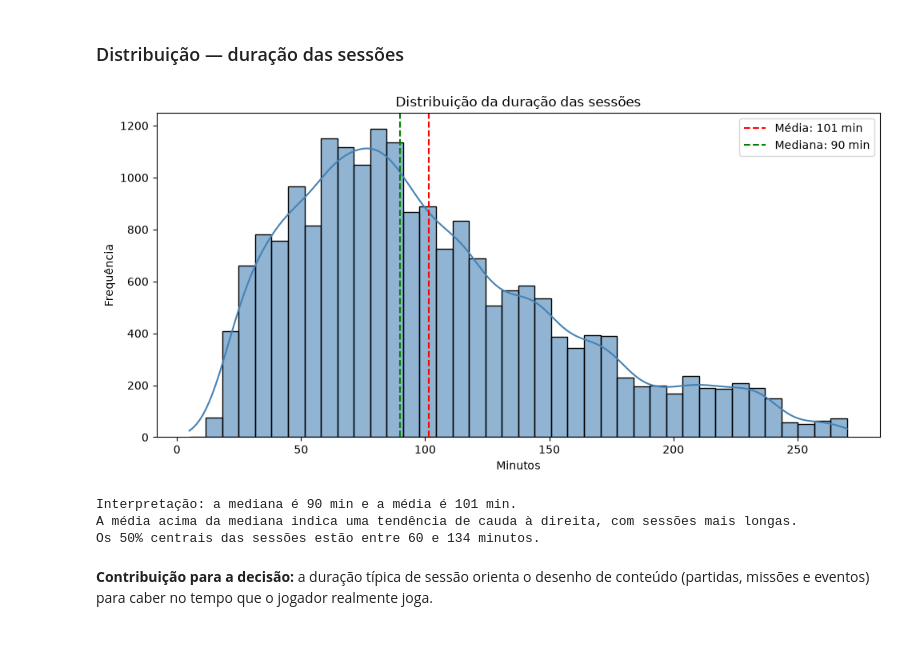
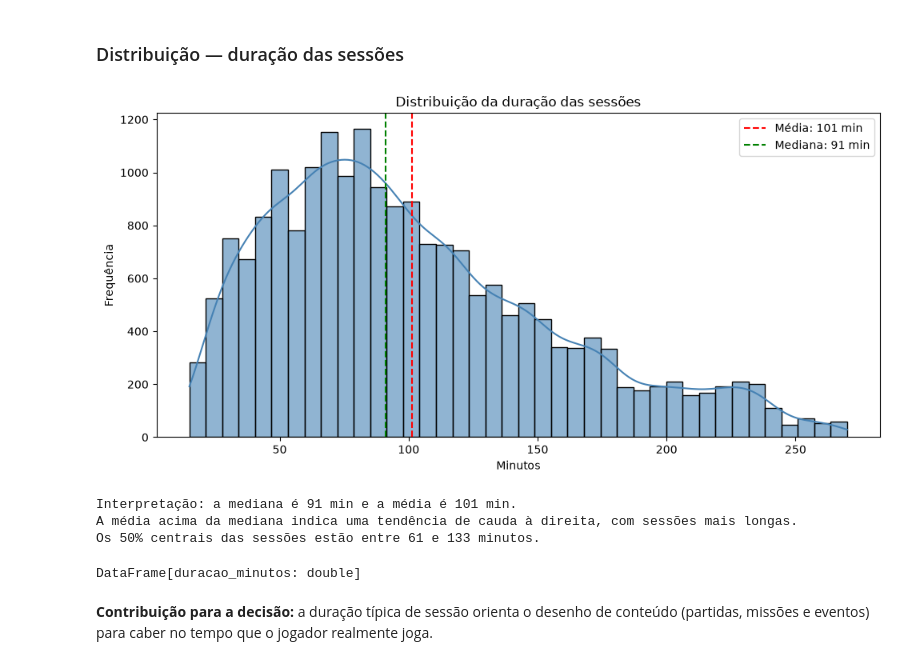
Before and after one commit to aspiringluke/Projeto_Data_Science_Equipe4_Principal, a Jupyter notebook: big_data/notebooks/Spark.ipynb, the cells around one changed output. Saved outputs shown, nothing was run; the diff lists cells and outputs as text; code cells hidden in the pictures.

Commit message:
Atualiza notebooks de Big Data e Machine Learning

```diff
--- a/big_data/notebooks/Spark.ipynb
+++ b/big_data/notebooks/Spark.ipynb
@@ -1018,35 +1026,39 @@ Observação: o último ano pode estar incompleto, então uma queda nele pode re
 # %% [markdown]
 ### Distribuição — duração das sessões
 # %%
-duracoes = sessoes.select(F.col("duracao_minutos").cast("double").alias("duracao_minutos")).filter(F.col("duracao_minutos").isNotNull() & (~F.isnan("duracao_minutos")) & (F.col("duracao_minutos") >= 0))
+duracoes = sessoes.select(F.col("duracao_minutos").cast("double").alias("duracao_minutos")).filter(F.col("duracao_minutos").isNotNull() & (~F.isnan("duracao_minutos")) & (F.col("duracao_minutos") >= 0)).limit(1_000_000).cache()
 
+duracoes.count()
 media = duracoes.agg(F.avg("duracao_minutos")).first()[0]
-q1, mediana, q3 = duracoes.approxQuantile("duracao_minutos", [0.25, 0.50, 0.75], 0.001)
+q1, mediana, q3 = duracoes.approxQuantile("duracao_minutos", [0.25, 0.50, 0.75], 0.01)
 
-dur = duracoes.sample(False, 0.15, seed=42).limit(20000).toPandas()["duracao_minutos"]
+dur = duracoes.limit(20000).toPandas()["duracao_minutos"]
 
 plt.figure(figsize=(10, 5))
 sns.histplot(dur, bins=40, kde=True, color="steelblue", alpha=0.6)
 plt.axvline(media, color="red", linestyle="--", label=f"Média: {media:.0f} min")
 plt.axvline(mediana, color="green", linestyle="--", label=f"Mediana: {mediana:.0f} min")
 plt.title("Distribuição da duração das sessões")
 plt.xlabel("Minutos")
 plt.ylabel("Frequência")
 plt.legend()
 plt.tight_layout()
 plt.show()
 
 print(f"Interpretação: a mediana é {mediana:.0f} min e a média é {media:.0f} min.")
 if media > mediana:
     print("A média acima da mediana indica uma tendência de cauda à direita, com sessões mais longas.")
 else:
     print("A média não supera a mediana; observe a forma da distribuição no gráfico.")
 print(f"Os 50% centrais das sessões estão entre {q1:.0f} e {q3:.0f} minutos.")
+
+duracoes.unpersist()
 # %% [output]
-[figure, old version]
+[figure, new version]
-Interpretação: a mediana é 90 min e a média é 101 min.
+Interpretação: a mediana é 91 min e a média é 101 min.
 A média acima da mediana indica uma tendência de cauda à direita, com sessões mais longas.
-Os 50% centrais das sessões estão entre 60 e 134 minutos.
+Os 50% centrais das sessões estão entre 61 e 133 minutos.
+DataFrame[duracao_minutos: double]
 # %% [markdown]
 **Contribuição para a decisão:** a duração típica de sessão orienta o desenho de conteúdo (partidas, missões e eventos) para caber no tempo que o jogador realmente joga.
 # %% [markdown]
```
Also changed, not shown: parts of 25 cells of this notebook, 3 other files.
